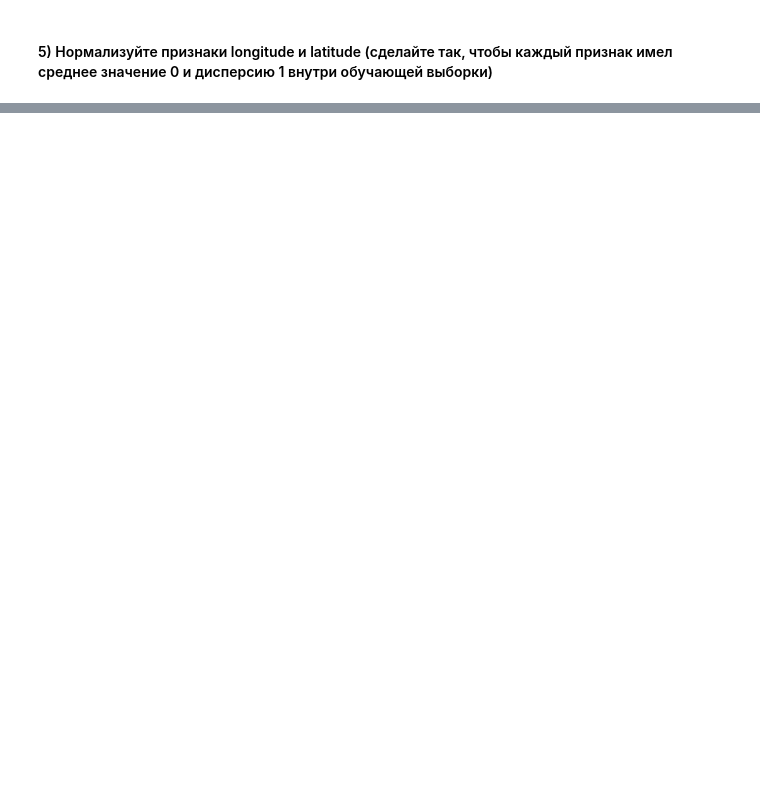
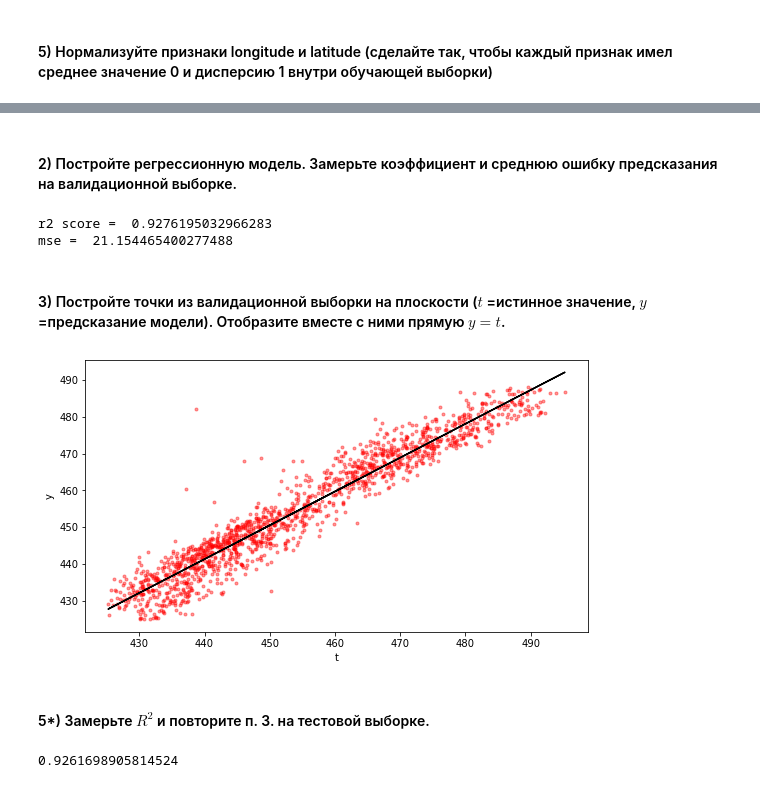
Before and after one commit to Bratko73/ML_Labs, a Jupyter notebook: Lab2/Lab2.ipynb, the cells around one changed output, grey strips where cells are left out. Cells and saved outputs as stored; diff of their text form; code cells hidden in the pictures; blank space fills up the shorter version.

```diff
--- a/Lab2/Lab2.ipynb
+++ b/Lab2/Lab2.ipynb
@@ -536,0 +502,2 @@ plt.show()
+# %% [markdown]
+#### 2) Постройте регрессионную модель.  Замерьте коэффициент  и среднюю ошибку предсказания на валидационной выборке.
@@ -536,0 +516,27 @@ plt.show()
+# %%
+lr.fit(trainX,trainY)
+print('r2 score = ',lr.score(valX,valY))
+predVal = lr.predict(valX)
+print('mse = ', mean_squared_error(predVal,valY))
+# %% [output]
+r2 score =  0.9276195032966283
+mse =  21.154465400277488
+# %% [markdown]
+#### 3) Постройте точки из валидационной выборки на плоскости ($t$ =истинное значение, $y$ =предсказание модели). Отобразите вместе с ними прямую $y=t$.
+# %%
+fig, ax = plt.subplots(1,1,figsize = (9,5))
+k,b =np.polyfit(valY, predVal, 1)
+ax.plot(valY, predVal,'r.', alpha=0.4)
+ax.plot(valY, k*valY + b,'-k')
+ax.set_xlabel('t')
+ax.set_ylabel('y')
+plt.show()
+# %% [output]
+[figure, added]
+# %% [markdown]
+#### 5*) Замерьте $R^2$  и повторите п. 3. на тестовой выборке.
+# %%
+predTest = lr.predict(testX)
+print(r2_score(testY,predTest))
+# %% [output]
+0.9261698905814524
```
Also changed, not shown: parts of 65 cells of this notebook.
